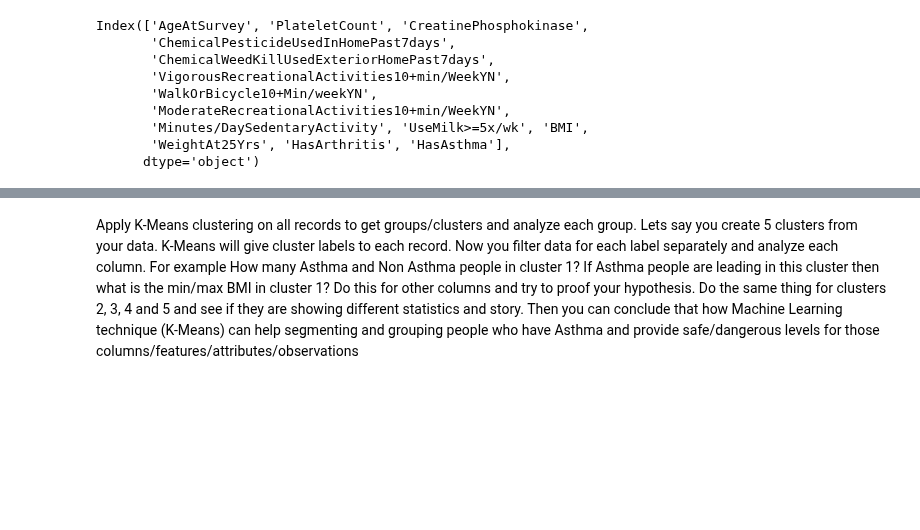
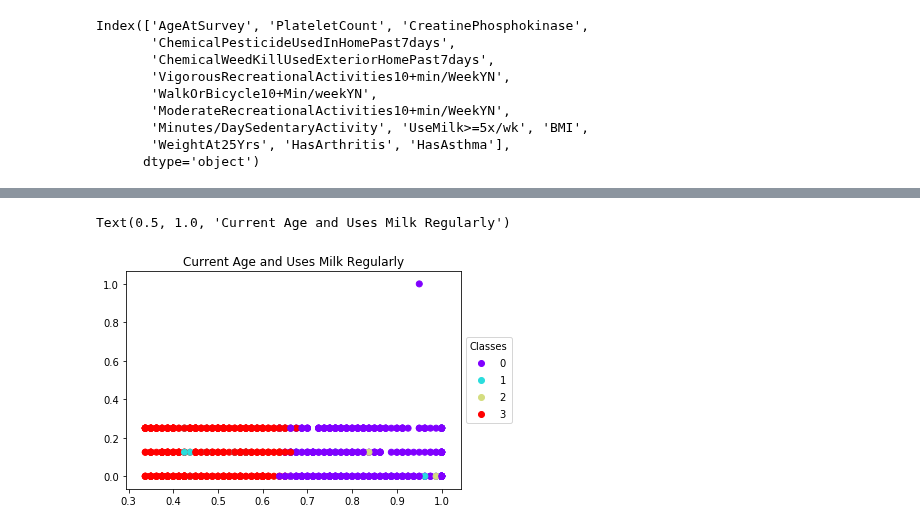
Before and after one commit to mightysquirrely/Capstone-2-Project, a Jupyter notebook: Capstone-2-Work.ipynb, the cells around one changed output, grey strips where cells are left out. Cells and saved outputs as stored; diff of their text form; code cells hidden in the pictures; blank space fills up the shorter version.

```diff
--- a/Capstone-2-Work.ipynb
+++ b/Capstone-2-Work.ipynb
@@ -776,11 +764,14 @@ plt.scatter(x[:, 0], x[:, 9], c = y_kmeans4, cmap='rainbow')
+# %%
+scatter3 = plt.scatter(x[:, 0], x[:, 9], c = y_kmeans4, cmap='rainbow')
+
+legend1 = plt.legend(*scatter3.legend_elements(),
+                    loc='center left', bbox_to_anchor=(1, 0.5), title="Classes")
+plt.title('Current Age and Uses Milk Regularly')
+# %% [output]
+Text(0.5, 1.0, 'Current Age and Uses Milk Regularly')
+[figure, added]
 # %%
 #https://stackabuse.com/k-means-clustering-with-scikit-learn/
-# %% [markdown]
-Apply K-Means clustering on all records to get groups/clusters and analyze each group.
-Lets say you create 5 clusters from your data. K-Means will give cluster labels to each record.
-Now you filter data for each label separately and analyze each column. For example How many Asthma and Non Asthma people in cluster 1? If Asthma people are leading in this cluster then what is the min/max BMI in cluster 1? Do this for other columns and try to proof your hypothesis.
-Do the same thing for clusters 2, 3, 4 and 5 and see if they are showing different statistics and story.
-Then you can conclude that how Machine Learning technique (K-Means) can help segmenting and grouping people who have Asthma and provide safe/dangerous levels for those columns/features/attributes/observations
 # %%
 #This can be used for a separate study on children
 #'PAQ677' : 'Past7DaysCardio20Minutes+'
```
Also changed, not shown: parts of 20 cells of this notebook, 1 other file.
